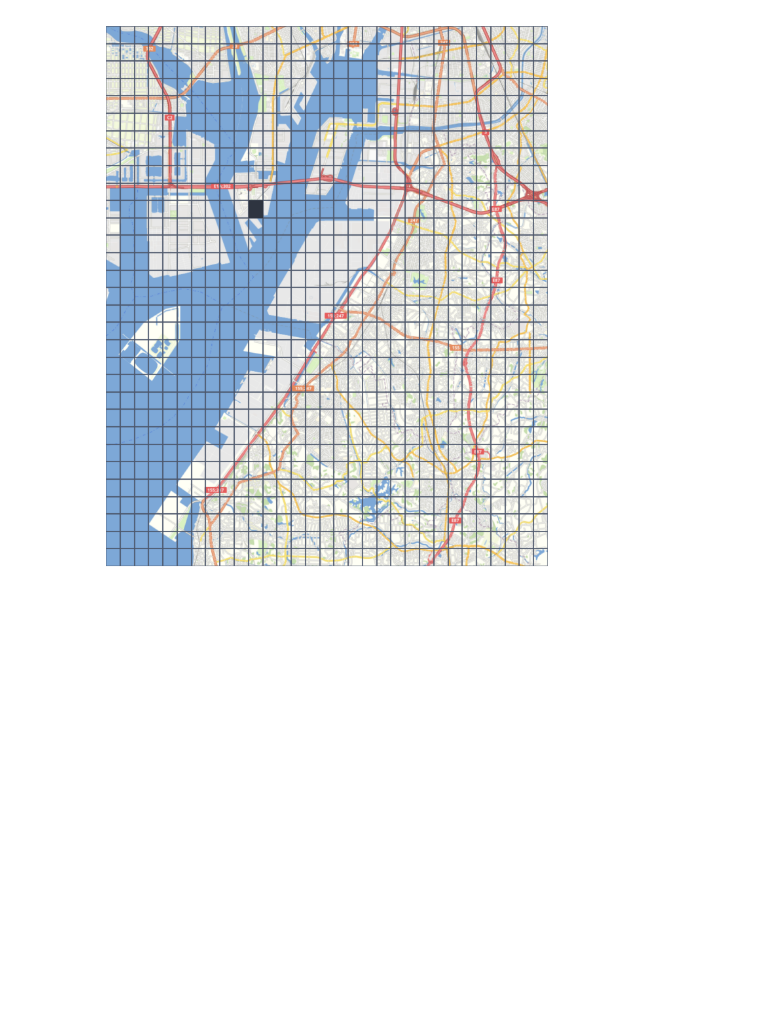
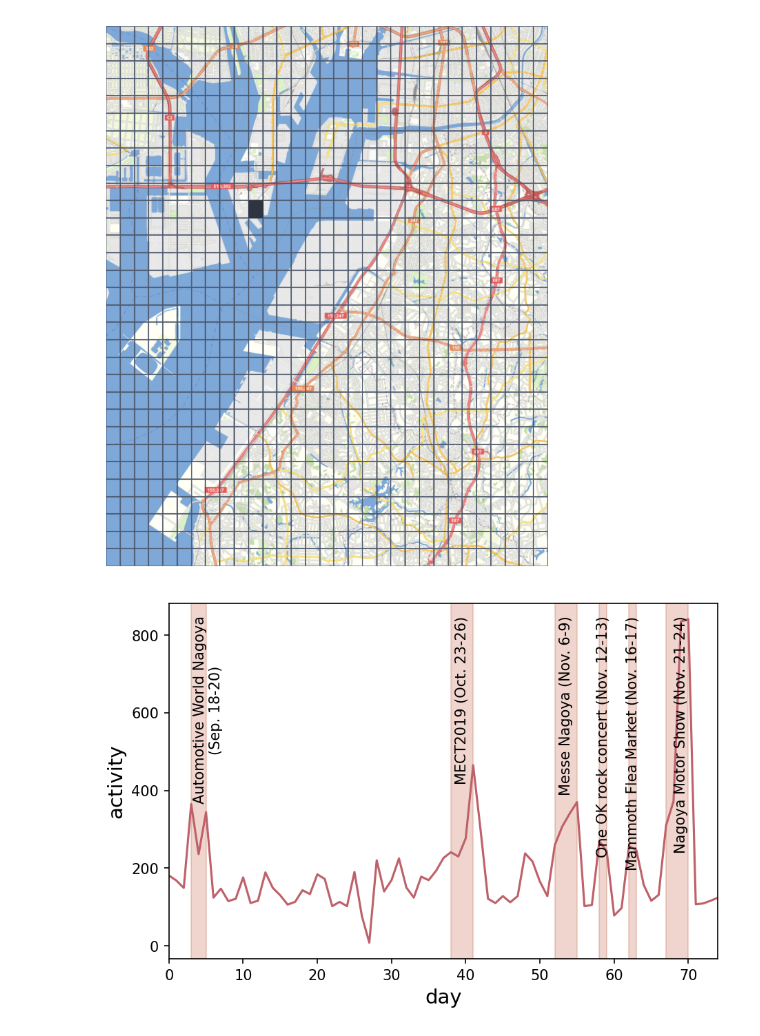
Before and after one commit to pintergreg/geolocating_cities_using_human_activity_traces, a Jupyter notebook: src/plot_port_messe_nagoya.ipynb, the cells around one changed output. Saved outputs shown, nothing was run; the diff lists cells and outputs as text; code cells hidden in the pictures; blank space fills up the shorter version.

Commit message:
Plot activity at port messe nagoya GH-8

```diff
--- a/src/plot_port_messe_nagoya.ipynb
+++ b/src/plot_port_messe_nagoya.ipynb
@@ -87,3 +87,46 @@ for i in ["png"]:
     )
 # %% [output]
 [figure]
+# %%
+pmn = pd.read_csv("../data/yjmob100k/port_messe_nagoya_activity.csv")
+# %%
+fig, ax = plt.subplots(figsize=(6, 4), layout="constrained", dpi=150, facecolor="none")
+ax.margins(0, 0.05)
+ax.set_xlabel("day", fontsize=14)
+ax.set_ylabel("activity", fontsize=14)
+sns.lineplot(ax=ax, data=pmn, x="d", y="count", color="#bf616a")
+ax.set_facecolor("none")
+for i in ["svg"]:
+    fig.savefig(
+        f"../figures/port_messe_nagoya_activity.{i}",
+        pad_inches=0,
+        metadata=config["metadata"][i],
+    )
+
+ax.axvspan(3, 5, color='#d08770', alpha=0.35)
+ax.axvspan(38, 41, color='#d08770', alpha=0.35)
+ax.axvspan(52, 55, color='#d08770', alpha=0.35)
+ax.axvspan(58, 59, color='#d08770', alpha=0.35)
+ax.axvspan(62, 63, color='#d08770', alpha=0.35)
+ax.axvspan(67, 70, color='#d08770', alpha=0.35)
+
+
+# ax.text(4, 450, "Automotive World Nagoya\nSep. 18-20")
+# ax.text(39, 450, "MECT2019\nOct. 23-26")
+# ax.text(53, 450, "Messe Nagoya\nNov. 6-9")
+
+ax.text(5.25, 850, "Automotive World Nagoya\n(Sep. 18-20)", rotation=90, va="top", ha="center")
+ax.text(39.5, 850, "MECT2019 (Oct. 23-26)", rotation=90, va="top", ha="center")
+ax.text(53.5, 850, "Messe Nagoya (Nov. 6-9)", rotation=90, va="top", ha="center")
+ax.text(58.5, 850, "One OK rock concert (Nov. 12-13)", rotation=90, va="top", ha="center")
+ax.text(62.5, 850, "Mammoth Flea Market (Nov. 16-17)", rotation=90, va="top", ha="center")
+ax.text(69, 850, "Nagoya Motor Show (Nov. 21-24)", rotation=90, va="top", ha="center")
+
+for i in ["svg"]:
+    fig.savefig(
+        f"../figures/port_messe_nagoya_activity_label.{i}",
+        pad_inches=0,
+        metadata=config["metadata"][i],
+    )
+# %% [output]
+[figure, added]
```
